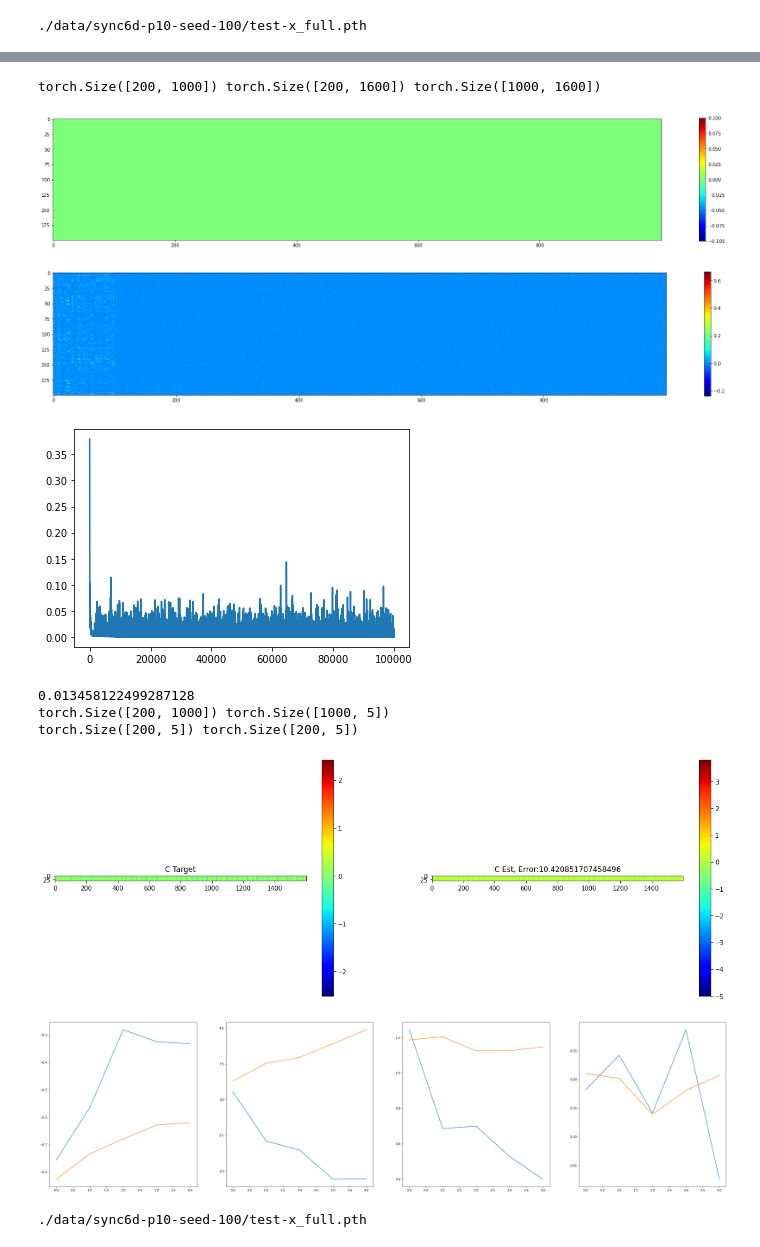
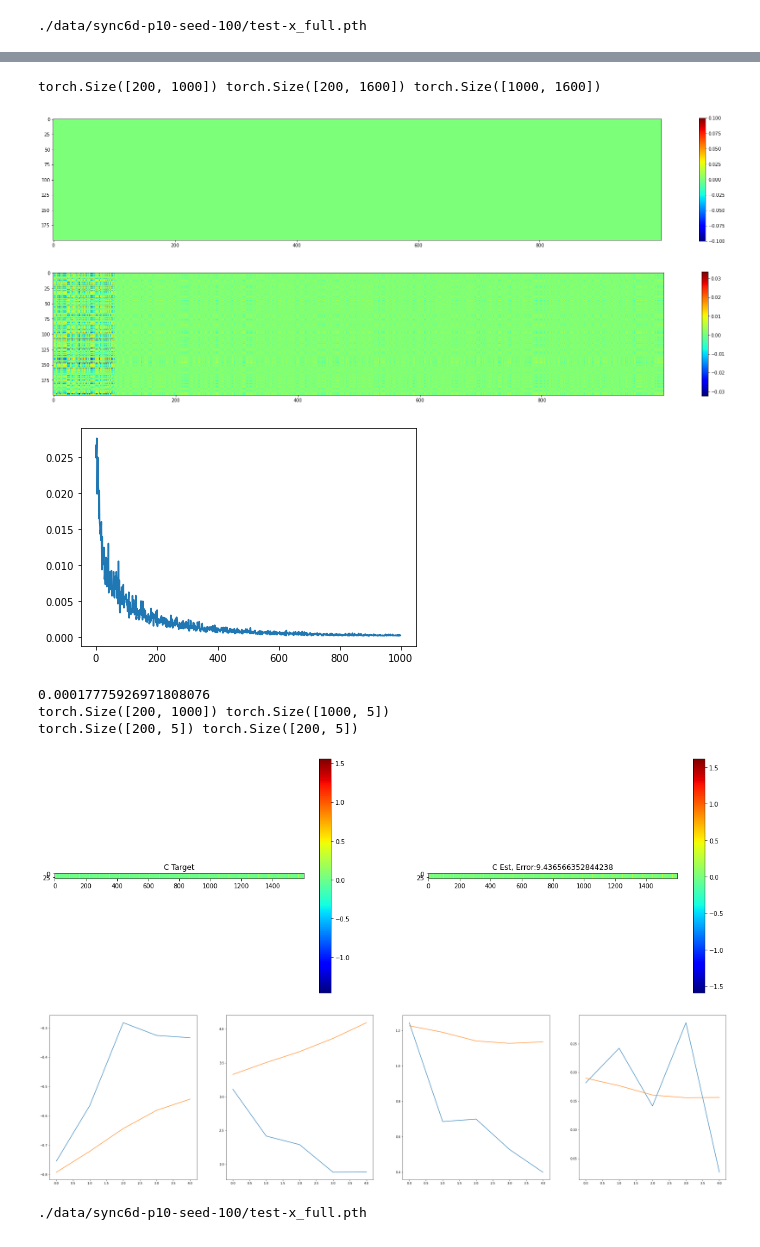
Before and after one commit to Jathurshan0330/SyncTwin_project, a Jupyter notebook: SyncTwin.ipynb, the cells around one changed output, grey strips where cells are left out. Drawn from its saved outputs; the diff is of its cells as text; code cells hidden in the pictures.

```diff
--- a/SyncTwin.ipynb
+++ b/SyncTwin.ipynb
@@ -607,7 +607,7 @@ def get_representation(encoder,data_loader):
     return c
 # %%
 #Load encoder
-enc_path = '/home/jupyter-jathurshan/SyncTwin_Results/Transformers_v1_validation_with_matching_loss/encoder.pth.tar'
+enc_path = '/home/jupyter-jathurshan/SyncTwin_Results/Initial_With_Transformers_v1_retraining/encoder.pth.tar'
 encoder = torch.load(enc_path).to(DEVICE)
 encoder.eval()
 print(sum([np.prod(p.size()) for p in encoder.parameters()]))
@@ -687,7 +687,7 @@ def estimate_y_one_sample(B,y_non_target):
 # %% [output]
 ./data/sync6d-p10-seed-100/test-x_full.pth
 # %%
-i = 12#14:0#12:2
+i = 16#14:0#12:2
 B_treat = learn_B_for_one_sample(c_treat[i],c_control,num_iterations =10000)
 
 x_control,t_control,m_control,y_control,y_mask_control,batch_ind_control   = next(iter(control_data_loader))
@@ -773,34 +773,34 @@ def estimate_y(B,y_non_target):
         y_hat = torch.matmul(B.squeeze(),y_non_target)
     return y_hat
 # %%
-B_treat = learn_B(c_treat,c_control,num_iterations =100000)
+B_treat = learn_B(c_treat,c_control,num_iterations =1000)
 
 x_control,t_control,m_control,y_control,y_mask_control,batch_ind_control   = next(iter(control_data_loader))
 x_treat,t_treat,m_treat,y_treat,y_mask_treat,batch_ind_treat   = next(iter(treatment_data_loader))
 
 print(B_treat.shape,y_control.shape)
 y_hat_main = estimate_y(B_treat,y_control)
 
 print(y_treat.shape,y_hat_main.shape)
 
 random_list = [3,5,1,6]
 fig, axs = plt.subplots(1, 4, figsize = (40,10))
 c = 0
 for i in random_list:
     axs[c].plot(y_treat[i].squeeze().detach().cpu().numpy())
     axs[c].plot(y_hat_main[i].squeeze().detach().cpu().numpy())
     # axs[c].title(f"Predictions MAE:{(torch.abs(y_treat[i].squeeze()-y_hat_main[i].squeeze())).sum()}")
     c+=1
 # %% [output]
 torch.Size([200, 1000]) torch.Size([200, 1600]) torch.Size([1000, 1600])
 [figure]
-[figure, old version]
+[figure, new version]
-[figure, old version]
+[figure, new version]
-0.013458122499287128
+0.00017775926971808076
 torch.Size([200, 1000]) torch.Size([1000, 5])
 torch.Size([200, 5]) torch.Size([200, 5])
-[figure, old version]
+[figure, new version]
-[figure, old version]
+[figure, new version]
 # %%
 ### Calculate MAE
 (x_full,t_full,mask_full,batch_ind_full,y_full,y_control,y_mask_full,m,sd,treatment_effect,) = load_tensor(data_path, "test")
```
Also changed, not shown: parts of 3 cells of this notebook, 14 other files.
